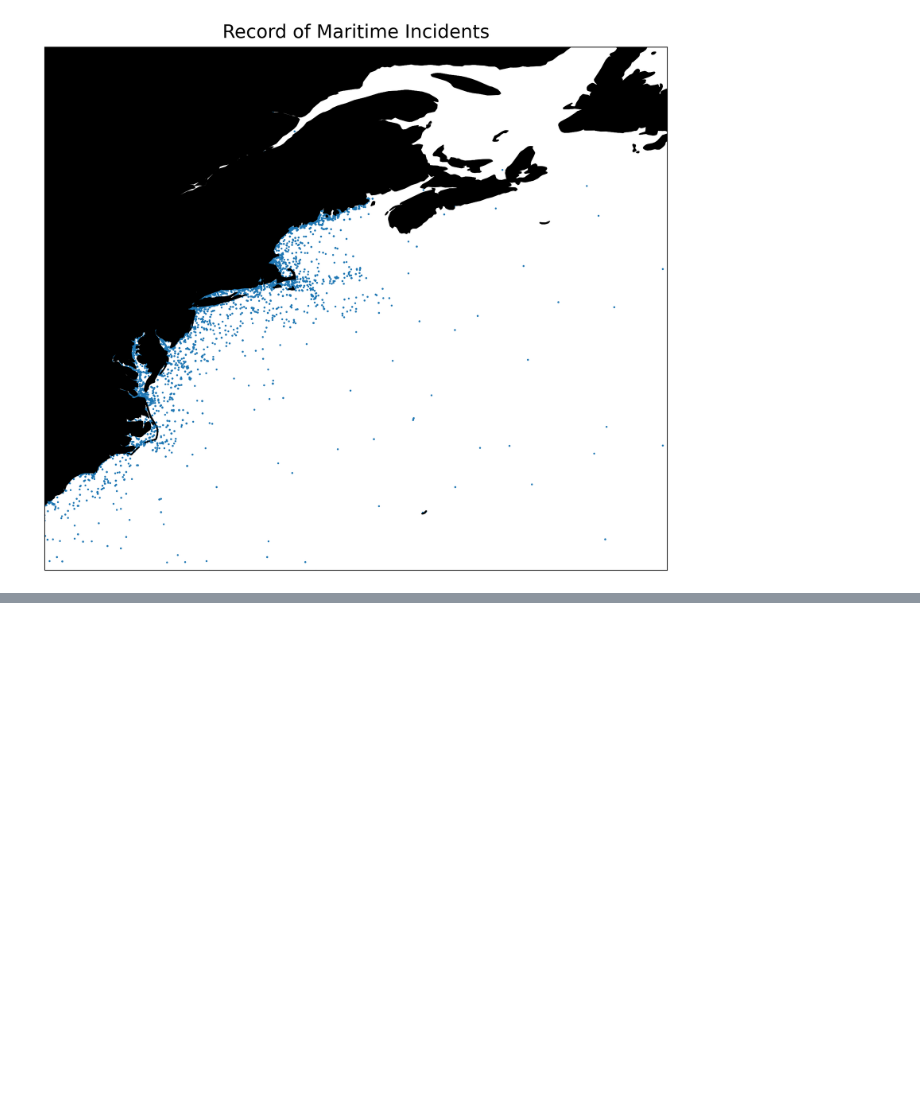
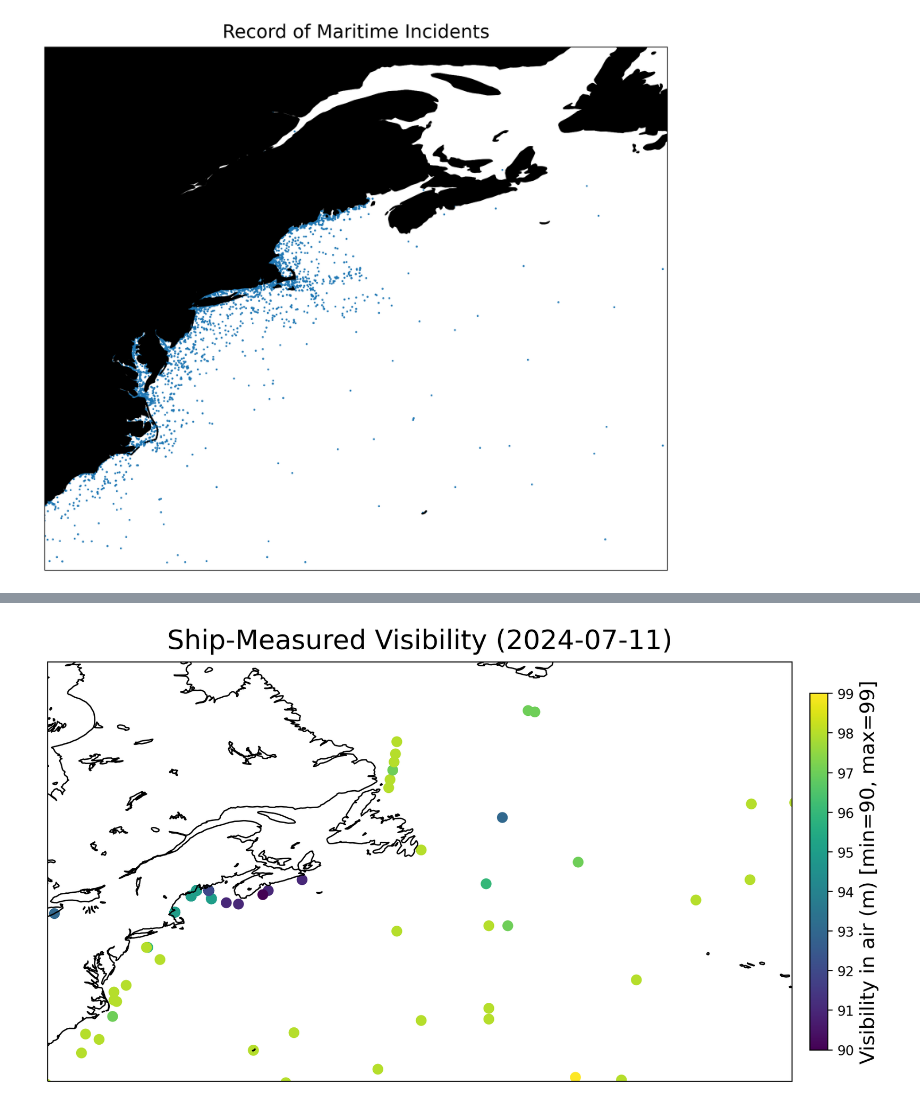
Before and after one commit to jesseturner/Maritime_Incidents, a Jupyter notebook: analysis.ipynb, the cells around one changed output, grey strips where cells are left out. Cells and saved outputs as stored; diff of their text form; code cells hidden in the pictures; blank space fills up the shorter version.

Commit message:
Added ship measurement to analysis

```diff
--- a/analysis.ipynb
+++ b/analysis.ipynb
@@ -77,3 +80,10 @@ fig.set_dpi(200)
 fig.show()
 # %% [output]
 [figure]
+# %%
+visibility_file_path = "../Maritime_Incidents_Data/ICOADS_R3.0.2_2024-07.nc"
+# %%
+visibility_ds = xr.open_dataset(visibility_file_path)
+# %%
+visibility_ds
+visibility_ds = visibility_ds.set_index(obs='time')
@@ -79,0 +102,4 @@ fig.show()
+# %%
+date = '2024-07-11'
+
+filtered_ds = visibility_ds.sel(obs=slice(date+'T00:00:00', date+'T23:59:59.999999'))
@@ -79,0 +125,25 @@ fig.show()
+# %%
+#--- Northern Atlantic
+latitude_north = 61
+latitude_south = 30
+longitude_west = -80
+longitude_east = -25
+
+projection=ccrs.PlateCarree(central_longitude=0)
+
+fig,ax=plt.subplots(1, figsize=(12,12),subplot_kw={'projection': projection})
+
+c=ax.scatter(filtered_ds.VV.lon, filtered_ds.VV.lat, c=filtered_ds.VV, s=50)
+clb = plt.colorbar(c, shrink=0.4, pad=0.02, ax=ax)
+clb.set_label('Visibility in air (m) [min=90, max=99]', fontsize=15)
+
+ax.set_title("Ship-Measured Visibility ("+date+")", fontsize=20, pad=10)
+ax.coastlines(resolution='50m', color='black', linewidth=1)
+ax.add_feature(feature.LAKES, zorder=100, edgecolor='black', facecolor='none')
+ax.set_extent([longitude_west, longitude_east, latitude_south, latitude_north], crs=ccrs.PlateCarree())
+
+fig.set_dpi(200)
+#fig.savefig(location_title, dpi=200, bbox_inches='tight')
+fig.show()
+# %% [output]
+[figure, added]
```
Also changed, not shown: parts of 7 cells of this notebook.
